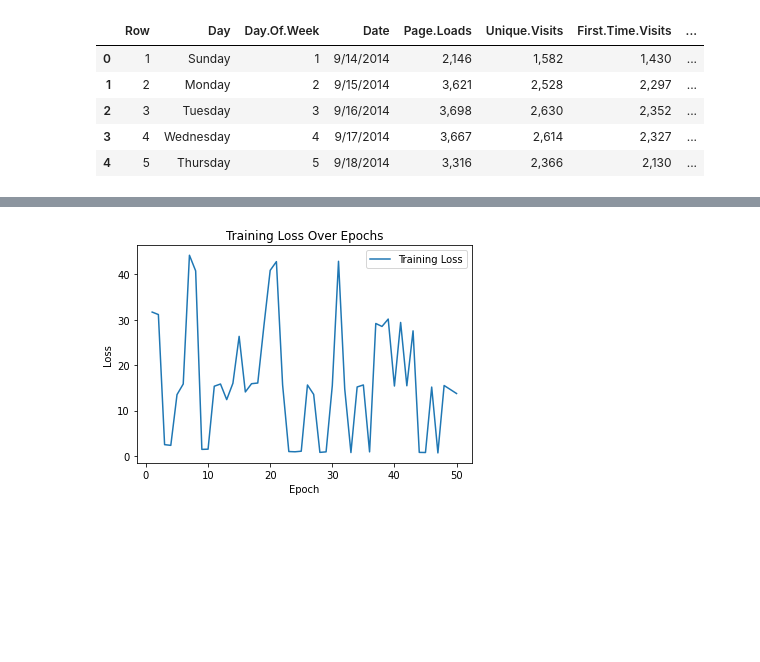
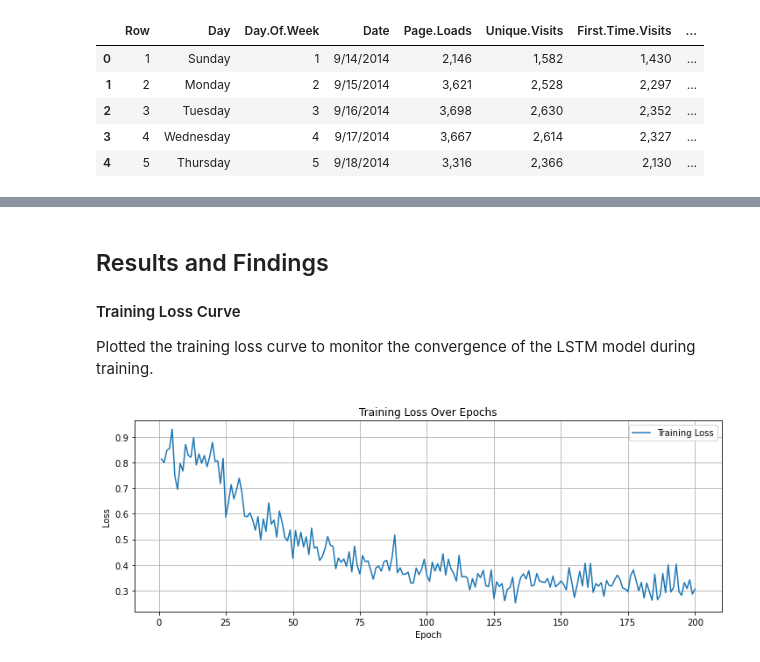
Before and after one commit to Saur9315/WebsiteVisitsAnalysis, a Jupyter notebook: notebooks/main.ipynb, the cells around one changed output, grey strips where cells are left out. Cells and saved outputs as stored; diff of their text form; code cells hidden in the pictures; blank space fills up the shorter version.

```diff
--- a/notebooks/main.ipynb
+++ b/notebooks/main.ipynb
@@ -20,12 +30,11 @@ df['Year'] = df['Date'].dt.year
 df['Month'] = df['Date'].dt.month
 df['DayMonth'] = df['Date'].dt.day
 
-replace_ch = {',': '.'}
+replace_ch = {',': ''}
 for col in ['Page.Loads', 'Unique.Visits', 'First.Time.Visits', 'Returning.Visits']:
-    df[col] = df[col].str.replace(',', '.')
+    df[col] = df[col].str.replace(',', '')
     df[col] = pd.to_numeric(df[col])
 
-df.head()
-# type(df['Date'][0])
+df.head(3)
 # %% [output]
 |  | Row | Day | Day.Of.Week | Date | Page.Loads | Unique.Visits | First.Time.Visits | ... |
@@ -155,0 +409,23 @@ Test Loss: 0.9168
+# %%
+# Training the model
+num_epochs = 200
+losses = []
+for epoch in range(num_epochs):
+    for inputs, labels in train_loader:
+        optimizer.zero_grad()
+        outputs = model(inputs)
+        loss = criterion(outputs.squeeze(), labels)
+        loss.backward()
+        optimizer.step()
+    losses.append(loss.item())
+    if (epoch+1)%10 == 0:
+        print(f'Epoch [{epoch+1}/{num_epochs}], Loss: {loss.item():.2f}')
+
+# Evaluate the model on the test set
+model.eval()
+with torch.no_grad():
+    for inputs, labels in test_loader:  # <- validation data
+        outputs = model(inputs)
+        test_loss = criterion(outputs.squeeze(), labels)
+
+print(f'Val Loss: {test_loss.item():.2f}')
@@ -156,12 +450,16 @@ Test Loss: 0.9168
+# %% [markdown]
+## Results and Findings
+#### Training Loss Curve
+Plotted the training loss curve to monitor the convergence of the LSTM model during training.
 # %%
-import matplotlib.pyplot as plt
-
 # Plot the training loss
+fig = plt.figure(figsize=(12,4))
+plt.grid()
 plt.plot(range(1, num_epochs+1), losses, label='Training Loss')
 plt.xlabel('Epoch')
 plt.ylabel('Loss')
 plt.title('Training Loss Over Epochs')
 plt.legend()
 plt.show()
 # %% [output]
-[figure, old version]
+[figure, new version]
```
Also changed, not shown: parts of 32 cells of this notebook, 1 other file.
